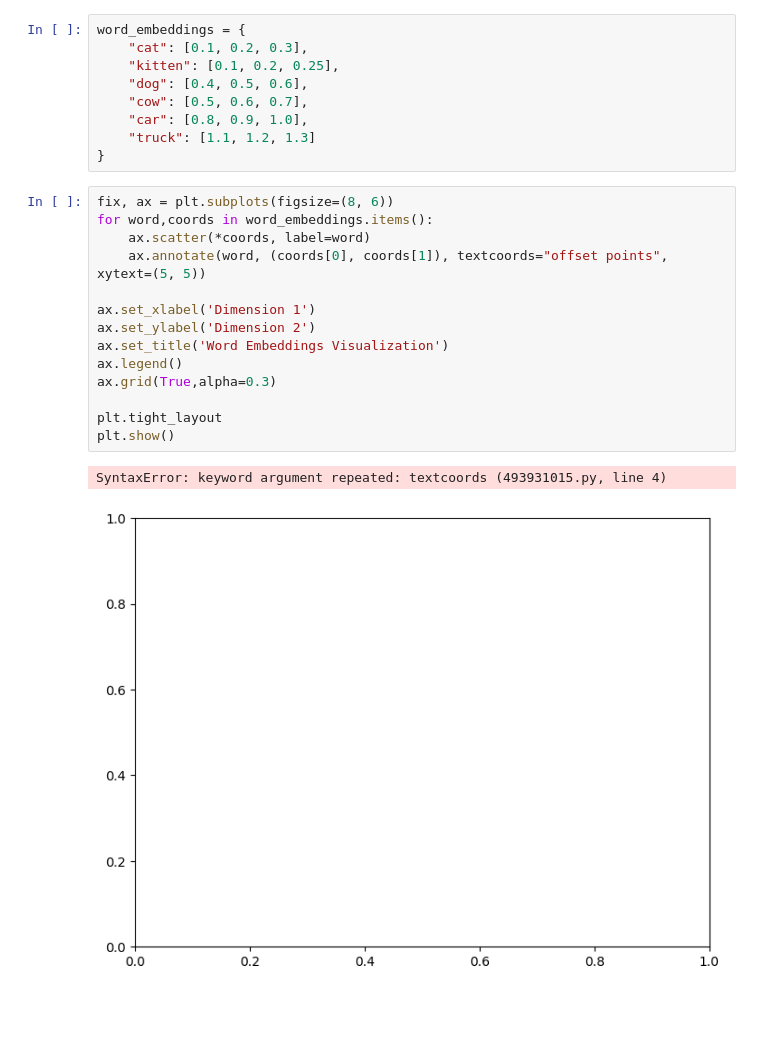
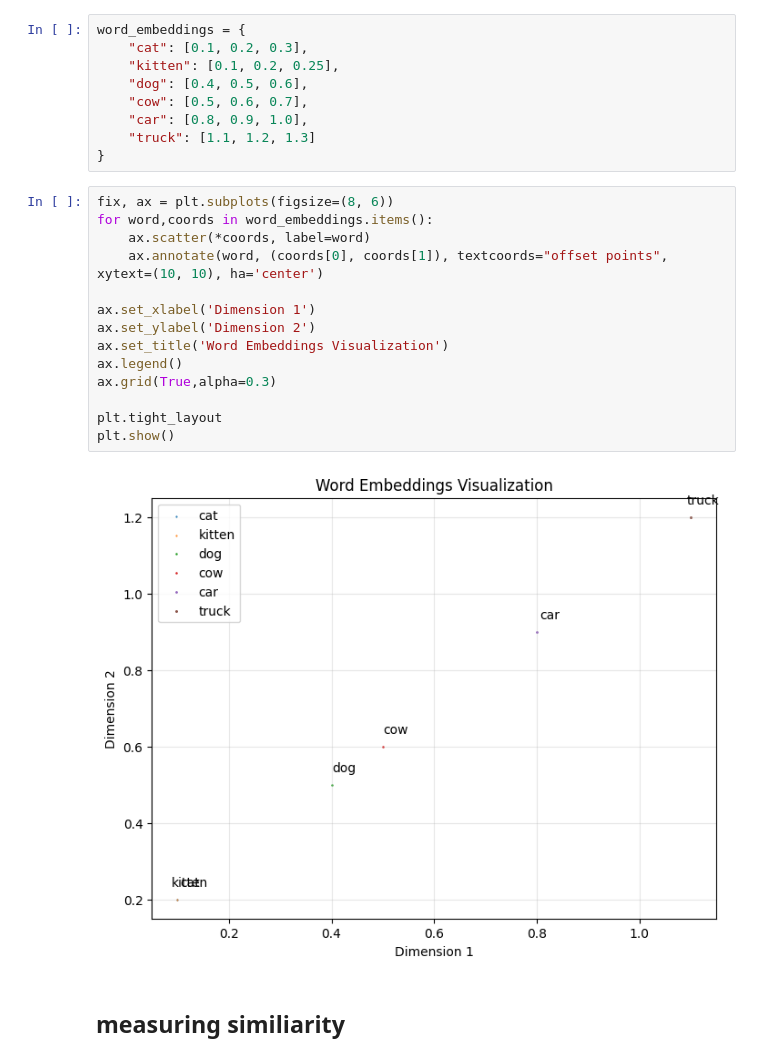
Before and after one commit to AshishAgnihotri996/RAG_udemy, a Jupyter notebook: vector_db/embeddings.ipynb, the cells around one changed output. Saved outputs shown, nothing was run; the diff lists cells and outputs as text; blank space fills up the shorter version.

```diff
--- a/vector_db/embeddings.ipynb
+++ b/vector_db/embeddings.ipynb
@@ -20,17 +20,18 @@ word_embeddings = {
 # %%
 fix, ax = plt.subplots(figsize=(8, 6))
 for word,coords in word_embeddings.items():
     ax.scatter(*coords, label=word)
-    ax.annotate(word, (coords[0], coords[1]), textcoords="offset points", xytext=(5, 5))
+    ax.annotate(word, (coords[0], coords[1]), textcoords="offset points", xytext=(10, 10), ha='center')
 
 ax.set_xlabel('Dimension 1')
 ax.set_ylabel('Dimension 2')
 ax.set_title('Word Embeddings Visualization')
 ax.legend()
 ax.grid(True,alpha=0.3)
 
 plt.tight_layout
 plt.show()
 # %% [output]
-SyntaxError: keyword argument repeated: textcoords (493931015.py, line 4)
-[figure, old version]
+[figure, new version]
+# %% [markdown]
+## measuring similiarity
```
Also changed, not shown: parts of 2 cells of this notebook, 3 other files.
